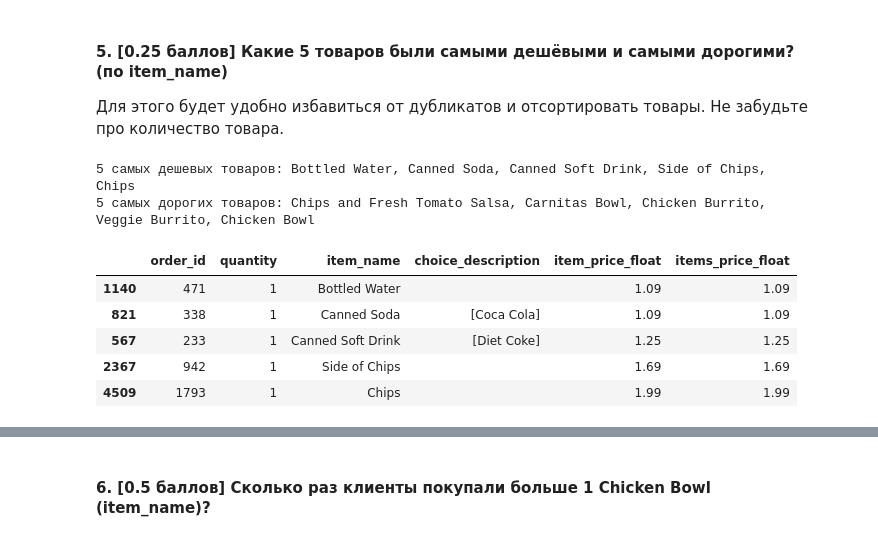
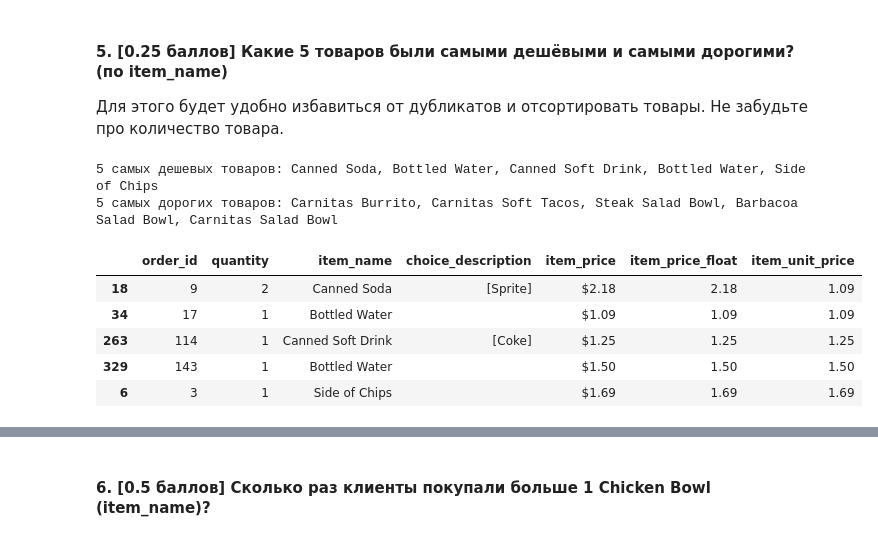
Before and after one commit to PhoeniXPlayDEV/Autumn_Python_2022, a Jupyter notebook: homework-3/homework-practice-03-pandas.ipynb, the cells around one changed output, grey strips where cells are left out. Saved outputs shown, nothing was run; the diff lists cells and outputs as text; code cells hidden in the pictures.

```diff
--- a/homework-3/homework-practice-03-pandas.ipynb
+++ b/homework-3/homework-practice-03-pandas.ipynb
@@ -163,7 +164,6 @@ data
 # %%
 print('Тип колонки "item_price":', np.dtype(data['item_price']))
 data = data.assign(item_price_float=list(map(lambda el: float(el.replace('$', '')), list(data['item_price']))))
-data['items_price_float'] = data.apply(lambda row: (row['item_price_float'] * row['quantity']), axis=1)
 data
 # %% [output]
 Тип колонки "item_price": object
@@ -182,0 +185,3 @@ data
+# %%
+data['item_unit_price'] = data.apply(lambda row: (row['item_price_float'] / row['quantity']), axis=1)
+data
@@ -183,3 +204,5 @@ data
+# %%
+without_duplicates = data.drop_duplicates(subset=['item_name', 'item_unit_price'])
 # %% [markdown]
 Какая средняя/минимальная/максимальная цена у товара?
 # %%
@@ -216,20 +241,18 @@ data
 
 Для этого будет удобно избавиться от дубликатов и отсортировать товары. Не забудьте про количество товара.
 # %%
-d = data.sort_values('item_price_float')
-d1 = d.drop_duplicates(subset=['item_name'])
-print('5 самых дешевых товаров:', ', '.join(d1.head(5)['item_name']))
-d2 = d[::-1].drop_duplicates(subset=['item_name'])
-print('5 самых дорогих товаров:', ', '.join(d2.head(5)['item_name']))
+d = without_duplicates.sort_values('item_unit_price')
+print('5 самых дешевых товаров:', ', '.join(d.head(5)['item_name']))
+print('5 самых дорогих товаров:', ', '.join(d.tail(5)['item_name']))
 # %% [output]
-5 самых дешевых товаров: Bottled Water, Canned Soda, Canned Soft Drink, Side of Chips, Chips
-5 самых дорогих товаров: Chips and Fresh Tomato Salsa, Carnitas Bowl, Chicken Burrito, Veggie Burrito, Chicken Bowl
+5 самых дешевых товаров: Canned Soda, Bottled Water, Canned Soft Drink, Bottled Water, Side of Chips
+5 самых дорогих товаров: Carnitas Burrito, Carnitas Soft Tacos, Steak Salad Bowl, Barbacoa Salad Bowl, Carnitas Salad Bowl
 # %%
-d1.head(5)
+d.head(5)
 # %% [output]
-|  | order_id | quantity | item_name | choice_description | item_price_float | items_price_float |
-| 1140 | 471 | 1 | Bottled Water |  | 1.09 | 1.09 |
-| 821 | 338 | 1 | Canned Soda | [Coca Cola] | 1.09 | 1.09 |
-| 567 | 233 | 1 | Canned Soft Drink | [Diet Coke] | 1.25 | 1.25 |
-| 2367 | 942 | 1 | Side of Chips |  | 1.69 | 1.69 |
-| 4509 | 1793 | 1 | Chips |  | 1.99 | 1.99 |
+|  | order_id | quantity | item_name | choice_description | item_price | item_price_float | item_unit_price |
+| 18 | 9 | 2 | Canned Soda | [Sprite] | $2.18 | 2.18 | 1.09 |
+| 34 | 17 | 1 | Bottled Water |  | $1.09 | 1.09 | 1.09 |
+| 263 | 114 | 1 | Canned Soft Drink | [Coke] | $1.25 | 1.25 | 1.25 |
+| 329 | 143 | 1 | Bottled Water |  | $1.50 | 1.50 | 1.50 |
+| 6 | 3 | 1 | Side of Chips |  | $1.69 | 1.69 | 1.69 |
```
Also changed, not shown: parts of 26 cells of this notebook, 2 other files.
